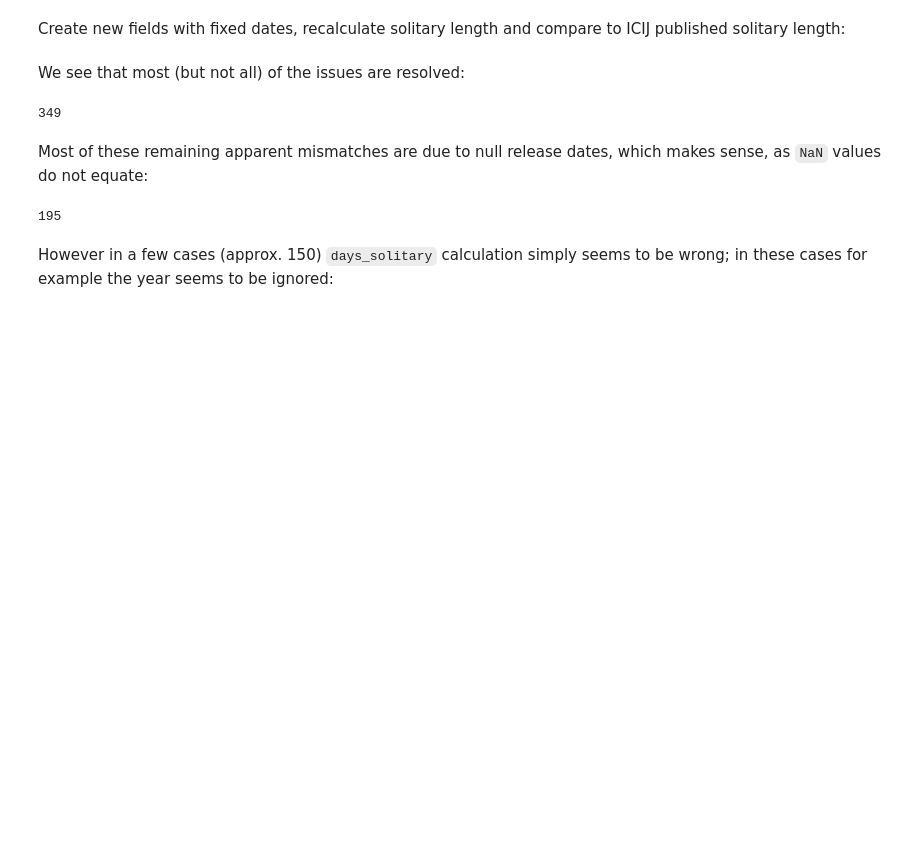
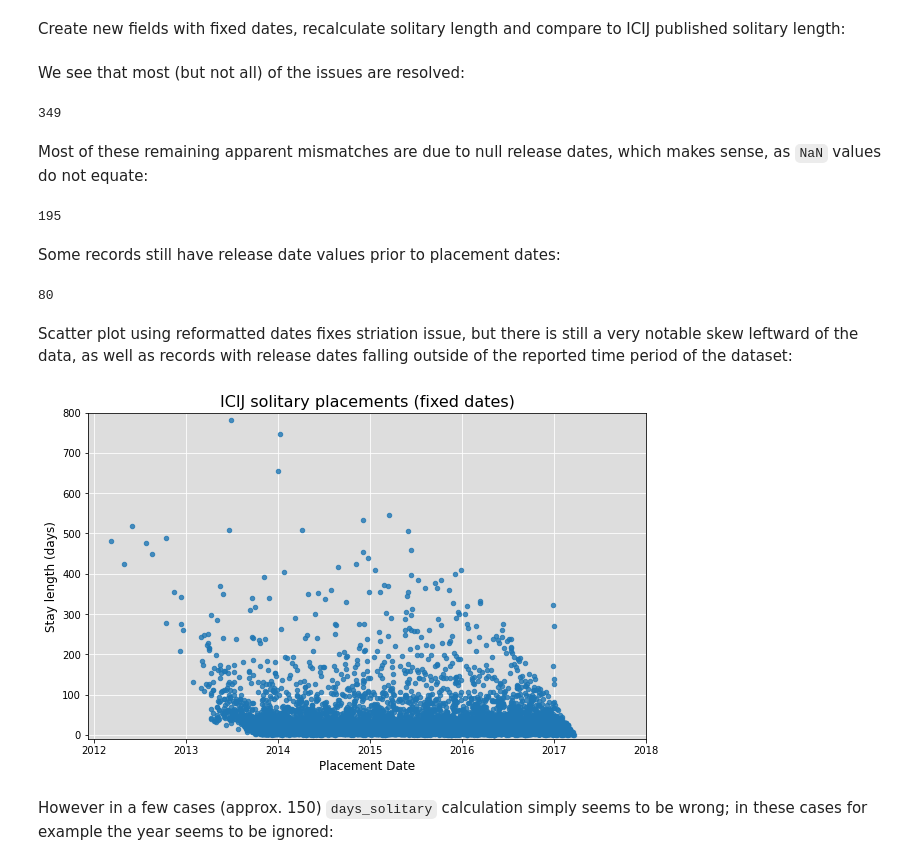
Before and after one commit to UWCHR/nwdc-seg, a Jupyter notebook: analyze/note/icij.ipynb, the cells around one changed output. Drawn from its saved outputs; the diff is of its cells as text; code cells hidden in the pictures; blank space fills up the shorter version.

```diff
--- a/analyze/note/icij.ipynb
+++ b/analyze/note/icij.ipynb
@@ -142,5 +171,40 @@ sum(icij[~mask]['release_date'].isnull())
 # %% [output]
 195
+# %% [markdown]
+Some records still have release date values prior to placement dates:
+# %%
+sum(icij['release_date_fixed'] < icij['placement_date_fixed'])
+# %% [output]
+80
+# %% [markdown]
+Scatter plot using reformatted dates fixes striation issue, but there is still a very notable skew leftward of the data, as well as records with release dates falling outside of the reported time period of the dataset:
+# %%
+fig = plt.figure(figsize=(10,6))
+ax = fig.add_subplot(111)
+ax.set_facecolor('#DDDDDD')
+ax.set_axisbelow(True)
+ax.yaxis.grid(color='#FFFFFF', which='both')
+ax.xaxis.grid(color='#FFFFFF')
+
+x=icij.loc[:, 'placement_date_fixed'].astype(int)
+y=icij.loc[:,'days_solitary']
+plt.scatter(x, y, s=20, alpha=.8)
+
+plt.xticks(pd.date_range(start='2012-01-01', end='2018-01-01', freq='AS').astype(int))
+xticks = ax.get_xticks()
+xticks_dates = [str(f'{pd.to_datetime(x).year}') for x in xticks]
+ax.set_xticklabels(xticks_dates)
+plt.xlabel('Placement Date', fontsize=12)
+
+plt.ylabel('Stay length (days)', fontsize=12)
+plt.ylim(-10,800)
+
+plt.title('ICIJ solitary placements (fixed dates)', fontsize=16)
+plt.show()
+plt.close(fig=fig)
+del fig, ax
+# %% [output]
+[figure, added]
 # %% [markdown]
 However in a few cases (approx. 150) `days_solitary` calculation simply seems to be wrong; in these cases for example the year seems to be ignored:
 # %%
```
Also changed, not shown: parts of 7 cells of this notebook, 4 other files.
